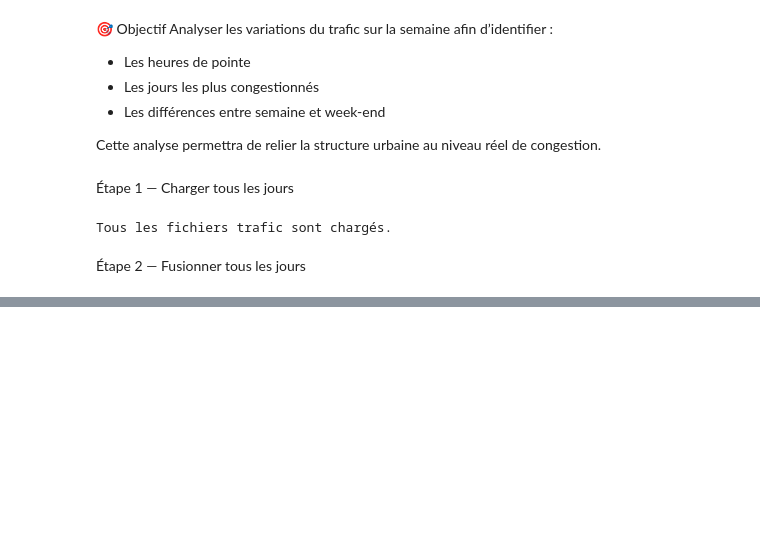
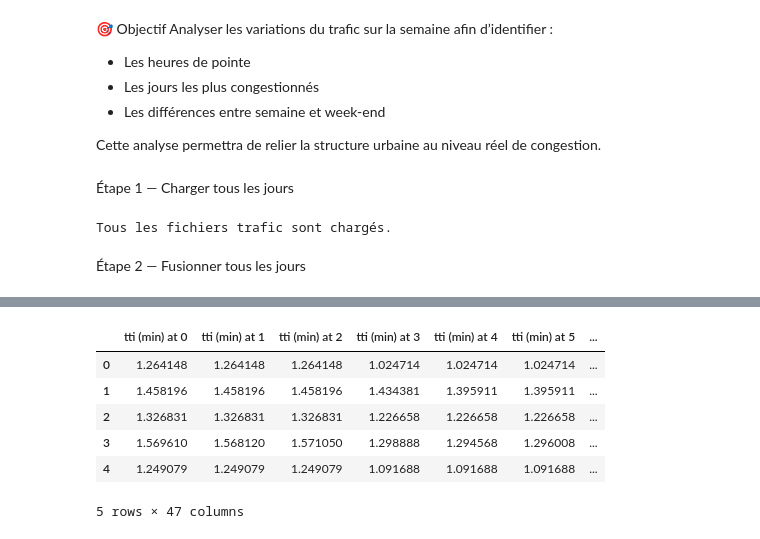
Before and after one commit to OTHMANEAY/file_rouge, a Jupyter notebook: notebooks/01_EDA.ipynb, the cells around one changed output, grey strips where cells are left out. Saved outputs shown, nothing was run; the diff lists cells and outputs as text; code cells hidden in the pictures; blank space fills up the shorter version.

```diff
--- a/notebooks/01_EDA.ipynb
+++ b/notebooks/01_EDA.ipynb
@@ -610,7 +564,11 @@ for day, file in days.items():
-# %%
-df.columns = (
-    df.columns
-    .str.strip()
-    .str.lower()
-    .str.replace(r"\s+", " ", regex=True)
-)
+# %%
+traffic_frames = []
+
+for df in traffic_data.values():
+    df = df.reset_index(drop=True)
+    df = df.loc[:, ~df.columns.duplicated()]  # supprime colonnes dupliquées
+    traffic_frames.append(df)
+
+df_traffic = pd.concat(traffic_frames, ignore_index=True)
+
+df_traffic.shape
@@ -616,0 +606,11 @@ df.columns = (
+# %%
+## Étape 1 — Vérifier Monday
+df_traffic[df_traffic["day"] == "Monday"][tti_columns].head()
+# %% [output]
+|  | tti (min) at 0 | tti (min) at 1 | tti (min) at 2 | tti (min) at 3 | tti (min) at 4 | tti (min) at 5 | ... |
+| 0 | 1.264148 | 1.264148 | 1.264148 | 1.024714 | 1.024714 | 1.024714 | ... |
+| 1 | 1.458196 | 1.458196 | 1.458196 | 1.434381 | 1.395911 | 1.395911 | ... |
+| 2 | 1.326831 | 1.326831 | 1.326831 | 1.226658 | 1.226658 | 1.226658 | ... |
+| 3 | 1.569610 | 1.568120 | 1.571050 | 1.298888 | 1.294568 | 1.296008 | ... |
+| 4 | 1.249079 | 1.249079 | 1.249079 | 1.091688 | 1.091688 | 1.091688 | ... |
+5 rows × 47 columns
```
Also changed, not shown: parts of 26 cells of this notebook, 2 other files.
